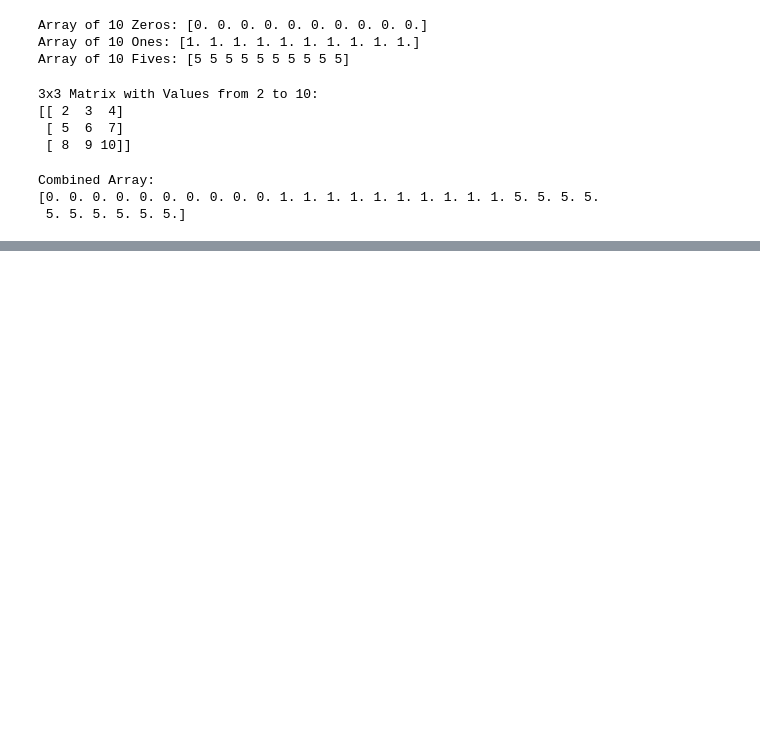
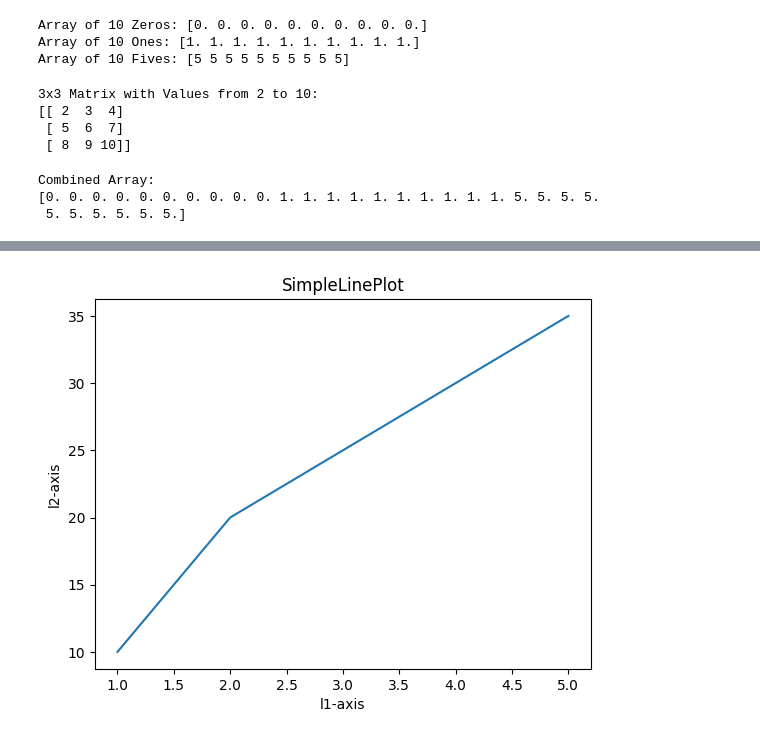
Before and after one commit to yuktagupta/Anudip_foundation_python, a Jupyter notebook: Numpy.ipynb, the cells around one changed output, grey strips where cells are left out. Saved outputs shown, nothing was run; the diff lists cells and outputs as text; code cells hidden in the pictures; blank space fills up the shorter version.

```diff
--- a/Numpy.ipynb
+++ b/Numpy.ipynb
@@ -325,0 +767,11 @@ Combined Array:
+# %%
+import matplotlib.pyplot as plt
+l1=[1,2,3,4,5]
+l2=[10,20,25,30,35]
+plt.plot(l1,l2)
+plt.xlabel("l1-axis")
+plt.ylabel("l2-axis")
+plt.title("SimpleLinePlot")
+plt.show()
+# %% [output]
+[figure, added]
```
Also changed, not shown: parts of 70 cells of this notebook.
